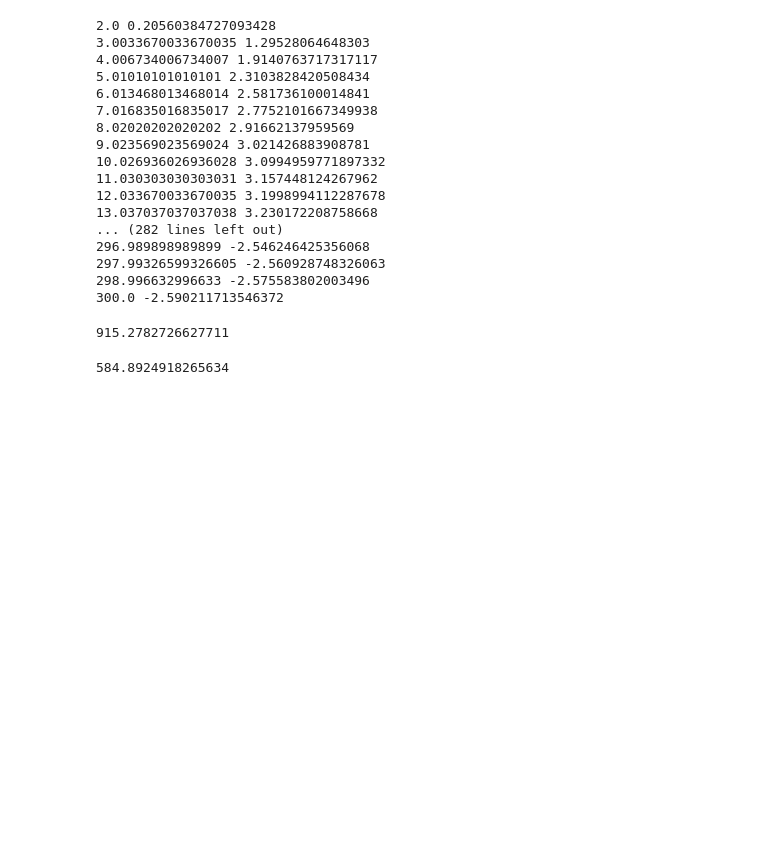
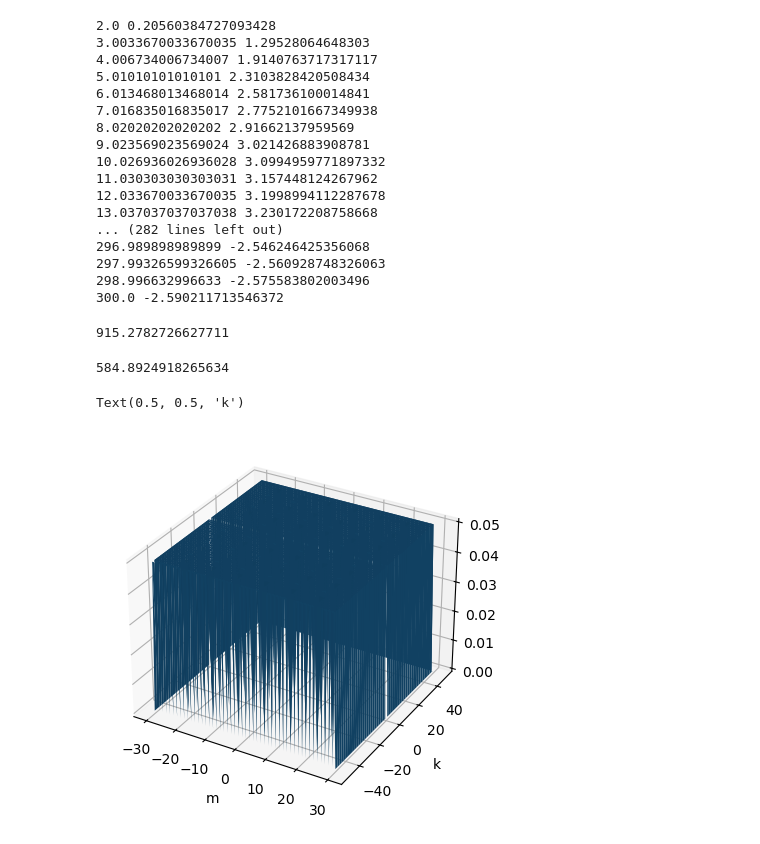
Before and after one commit to curtisjhu/notebooks, a Jupyter notebook: signal-processing/fourier.ipynb, the cells around one changed output. Saved outputs shown, nothing was run; the diff lists cells and outputs as text; code cells hidden in the pictures; blank space fills up the shorter version.

```diff
--- a/signal-processing/fourier.ipynb
+++ b/signal-processing/fourier.ipynb
@@ -158,3 +158,23 @@ for a, b_ in zip(A, b):
 15*117 - 15*np.power(117, 2/3) - 25.5e-11 * 46*46/(8.85e-12 * 3.14159 * np.power(117, 2/3))
 # %% [output]
 584.8924918265634
+# %%
+
+
+M = 50
+m = np.arange(-M, M)
+dx = 1e-1
+k = np.linspace(-3/dx, 3/dx)
+
+m, k = np.meshgrid(m, k)
+
+S = dx * 1/(1-np.exp(-2j * np.pi*k*m*dx))
+
+
+fig, ax = plt.subplots(subplot_kw={"projection": "3d"})
+ax.plot_surface(k, m, S)
+ax.set_xlabel("m")
+ax.set_ylabel("k")
+# %% [output]
+Text(0.5, 0.5, 'k')
+[figure, added]
```
Also changed, not shown: 3 other files.
